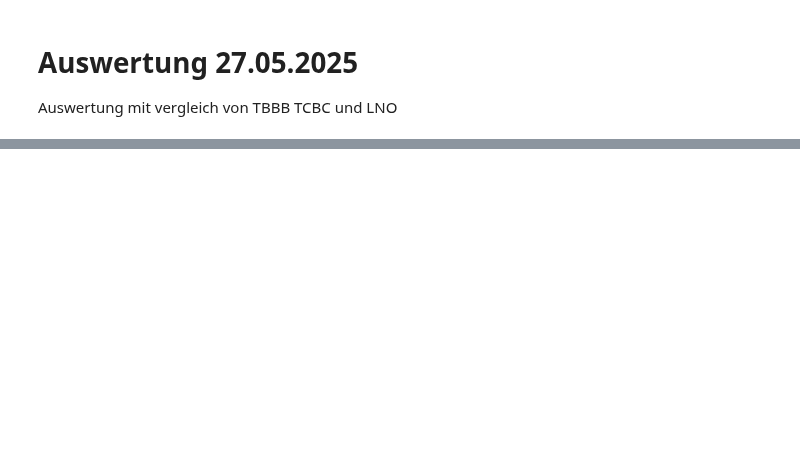
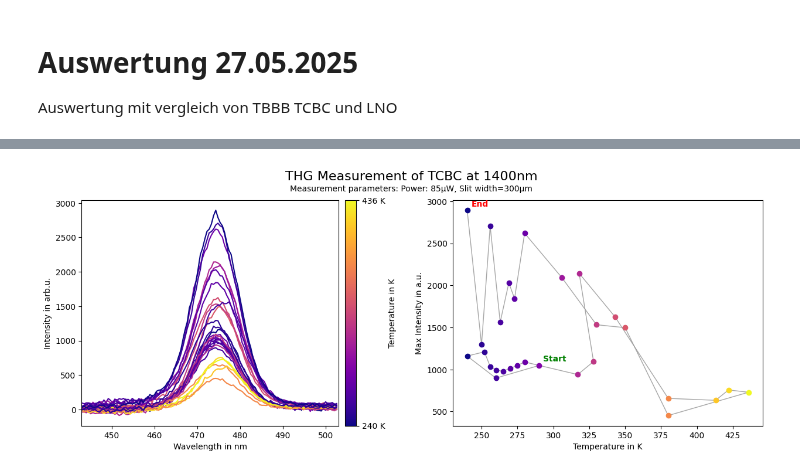
Before and after one commit to FlorianAdamczyk/auswertung_neu, a Jupyter notebook: 2025-05-27 Auswertung TCBC TBBB LNO/2025-05-27_auswertung_TCBC-TBBB-LNO.ipynb, the cells around one changed output, grey strips where cells are left out. Drawn from its saved outputs; the diff is of its cells as text; code cells hidden in the pictures; blank space fills up the shorter version.

```diff
--- a/2025-05-27 Auswertung TCBC TBBB LNO/2025-05-27_auswertung_TCBC-TBBB-LNO.ipynb
+++ b/2025-05-27 Auswertung TCBC TBBB LNO/2025-05-27_auswertung_TCBC-TBBB-LNO.ipynb
@@ -84,0 +273,81 @@ The maximum intensity across all temperatures is: 2580.0
+# %%
+# Define the range for the x-axis
+middle_value = 473
+difference = 30
+x_range = (middle_value - difference, middle_value + difference)
+
+file_list = glob.glob('2025-05-23 TCBC/1400nm/0.333mW_Spalt210um/*.asc')
+
+def extract_info(filename):
+    match = re.search(r'0(\d+)_(\d+)K\.asc', filename)
+    if match:
+        return int(match.group(1)), int(match.group(2))
+    return None, None
+
+sorted_files = []
+for f in file_list:
+    meas_no, temperature = extract_info(f)
+    if meas_no is not None:
+        sorted_files.append((f, meas_no, temperature))
+
+
+sorted_files.sort(key=lambda x: x[1])  # Nach Messnummer sortieren
+
+# Erzeuge das Farbfeld anhand der Temperaturwerte
+temperatures = [x[2] for x in sorted_files]
+norm = plt.Normalize(min(temperatures), max(temperatures))
+colors = cm.plasma(norm(temperatures))
+
+fig, (ax0, ax1) = plt.subplots(1, 2, figsize=(15, 5))
+peak_list = []
+
+# Listen für Verbindungslinie im rechten Plot
+temps_for_line = []
+peaks_for_line = []
+
+for idx, (f, meas_no, temperature) in enumerate(sorted_files):
+    freqs, intensities = dat2array(f)
+    intensities = [val / 1 for val in intensities]
+    filtered_data = [(fr, i) for fr, i in zip(freqs, intensities) if x_range[0] <= fr <= x_range[1]]
+    filtered_freqs, filtered_intensities = zip(*filtered_data) if filtered_data else ([], [])
+
+    ax0.plot(filtered_freqs, filtered_intensities, color=colors[idx])
+    if filtered_intensities:
+        peak = max(filtered_intensities)
+        peak_list.append(peak)
+        ax1.scatter(temperature, peak, color=colors[idx])
+        temps_for_line.append(temperature)
+        peaks_for_line.append(peak)
+
+# Colorbar für Temperatur
+sm = plt.cm.ScalarMappable(cmap=cm.plasma, norm=norm)
+sm.set_array([])
+cbar = plt.colorbar(sm, ax=ax0, orientation='vertical', pad=0.02)
+cbar.set_label('Temperature in K')
+cbar.set_ticks([min(temperatures), max(temperatures)])
+cbar.set_ticklabels([f"{min(temperatures)} K", f"{max(temperatures)} K"])
+
+# Punkte im rechten Plot verbinden (Messreihenfolge)
+ax1.plot(temps_for_line, peaks_for_line, color='gray', linewidth=1, alpha=0.7, zorder=0)
+
+# Start- und Endpunkt beschriften
+if temps_for_line and peaks_for_line:
+    ax1.annotate('Start', xy=(temps_for_line[0], peaks_for_line[0]), xytext=(5, 5), textcoords='offset points', fontsize=10, color='green', fontweight='bold')
+    ax1.annotate('End', xy=(temps_for_line[-1], peaks_for_line[-1]), xytext=(5, 5), textcoords='offset points', fontsize=10, color='red', fontweight='bold')
+
+ax0.set_xlim(x_range)
+ax0.set_xlabel('Wavelength in nm')
+ax0.set_ylabel('Intensity in arb.u.')
+
+ax1.set_xlabel('Temperature in K')
+ax1.set_ylabel('Max Intensity in a.u.')
+
+fig.suptitle('THG Measurement of TCBC at 1400nm', fontsize=16)
+fig.text(0.5, 0.91, "Measurement parameters: Power: 85µW, Slit width=300µm", ha="center")
+plt.show()
+fig.savefig('./TCBC_THG.png', dpi=600, bbox_inches='tight')
+fig.savefig('./TCBC_THG.pdf', dpi=600, bbox_inches='tight')
+# Print the maximum value from the peak_list
+print("The maximum intensity across all temperatures is:", max(peak_list))
+# %% [output]
+[figure, added]
```
Also changed, not shown: parts of 7 cells of this notebook, 10 other files.
